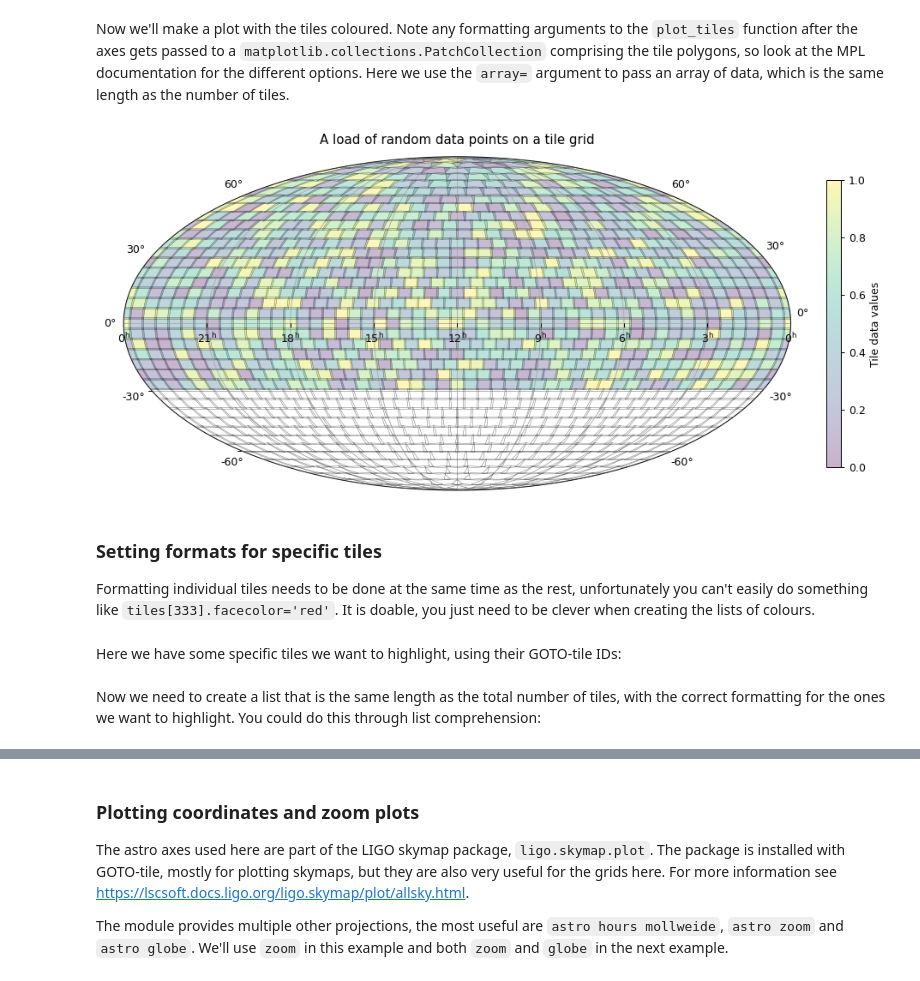
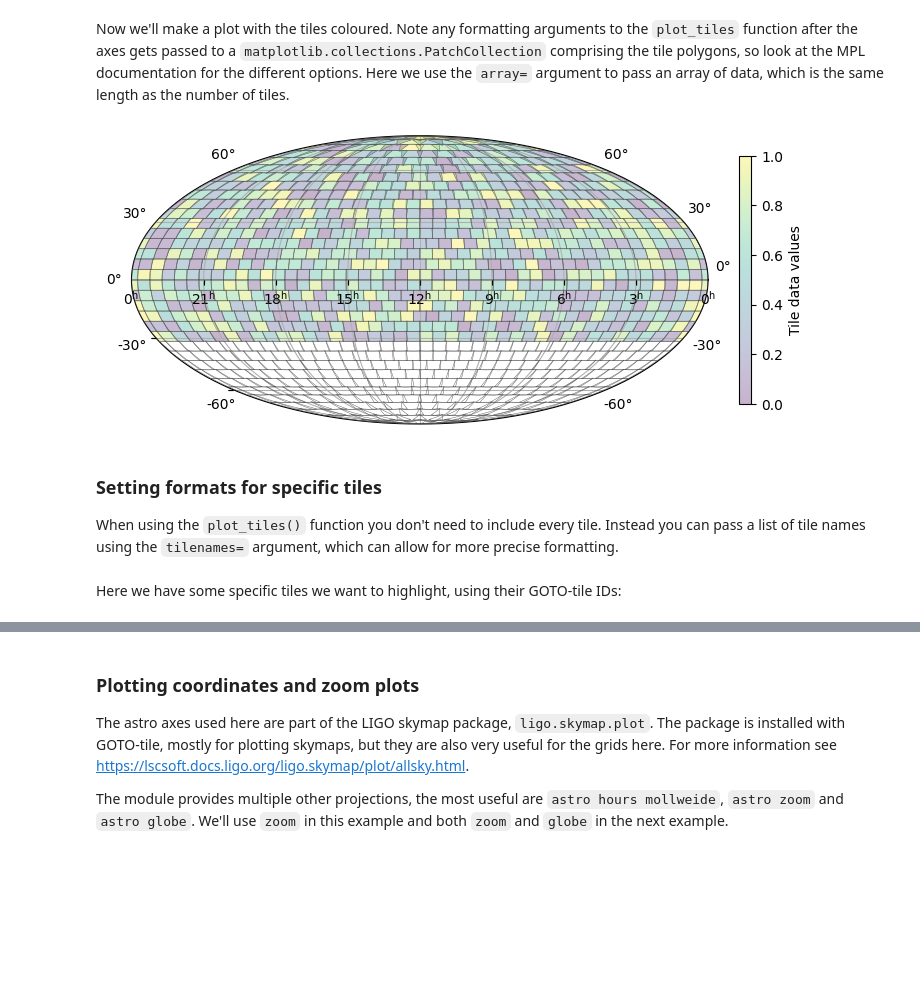
Before and after one commit to GOTO-OBS/goto-tile, a Jupyter notebook: docs/plot.ipynb, the cells around one changed output, grey strips where cells are left out. Cells and saved outputs as stored; diff of their text form; code cells hidden in the pictures; blank space fills up the shorter version.

```diff
--- a/docs/plot.ipynb
+++ b/docs/plot.ipynb
@@ -7,6 +4,6 @@
 The `gototile.grid.SkyGrid` class has a `plot()` method, which is a simple way to output a plot and has many formatting options.
 # %%
 from gototile.grid import SkyGrid
-grid = SkyGrid.from_name('GOTO-4')
-grid.plot(title='The GOTO-4 tile grid')
+grid = SkyGrid.from_name('GOTO')
+grid.plot(title='The GOTO tile grid')
 # %% [output]
@@ -18,21 +15,19 @@ Here's a basic example:
 # %%
 from matplotlib import pyplot as plt
 
-# Create a new grid
-grid = SkyGrid.from_name('GOTO-8p')
-
 # Create a blank figure
-fig = plt.figure(figsize=(12, 8), dpi=90)
+fig = plt.figure(figsize=(8, 6))
 
 # Create the axes, using the astro Mollweide projection
 # (see later for more projection options)
-axes = plt.axes(projection='astro hours mollweide')
+axes = fig.add_subplot(projection='astro hours mollweide')
 
-# Display the RA/Dec grid lines
+# Add the tiles to the axes, using the default formatting
+grid.plot_tiles(axes)
+
+# Display the RA/Dec grid lines and add a title
 axes.grid()
-
-# Add the tiles to the axes
-grid.plot_tiles(axes)
+axes.set_title('The GOTO tile grid')
 
 # Show the figure
 plt.show()
@@ -50,44 +45,39 @@ A common case is that you have some data relating to each grid tile, for instanc
 # %% [markdown]
 First we'll produce some random data:
 # %%
-from numpy import random
+import numpy as np
 
 # Create some random data
-data = random.random(grid.ntiles)
+data = np.random.random(grid.ntiles)
 
-# Set the values all tiles below 30deg dec to None
+# Set the values all tiles below 30 deg dec to None
 data[grid.coords.dec.deg < -30] = None
 # %% [markdown]
 Now we'll make a plot with the tiles coloured. Note any formatting arguments to the `plot_tiles` function after the axes gets passed to a `matplotlib.collections.PatchCollection` comprising the tile polygons, so look at the MPL documentation for the different options. Here we use the `array=` argument to pass an array of data, which is the same length as the number of tiles.
 # %%
-# Create the figure and axes
-fig = plt.figure(figsize=(12, 8), dpi=90)
-axes = plt.axes(projection='astro hours mollweide')
+fig = plt.figure(figsize=(8, 6))
+axes = fig.add_subplot(projection='astro hours mollweide')
 axes.grid()
 
 # Plot the tiles, using the `array` argument to apply to the tile fill colours
 # Note we make the tiles slightly transparent to show the overlap
 tiles = grid.plot_tiles(axes, array=data, ec='none', alpha=0.3, zorder=1)
 
-# Plot the tile edges on top as solid lines
+# Plot the tile edges on top as solid lines on top
 grid.plot_tiles(axes, fc='none', ec='0.3', lw=0.3, zorder=1.5)
 
 # Add a colourbar
-# (note you have to pass it the tiles, and the limits are set on the tiles not the bar)
+# (note you have to pass it the tile collection, and the limits are set on the tiles not the bar)
 cbar = fig.colorbar(tiles, ax=axes, fraction=0.02, pad=0.05, label='Tile data values')
 tiles.set_clim(0, 1)
 
-# Add a title, shifted up slightly to look better
-axes.set_title('A load of random data points on a tile grid', y=1.02)
-
-# Show the figure
 plt.show()
 # %% [output]
-[figure, old version]
+[figure, new version]
-# %% [markdown]
-### Setting formats for specific tiles
-
-Formatting individual tiles needs to be done at the same time as the rest, unfortunately you can't easily do something like `tiles[333].facecolor='red'`. It is doable, you just need to be clever when creating the lists of colours.
+# %% [markdown]
+### Setting formats for specific tiles
+
+When using the `plot_tiles()` function you don't need to include every tile. Instead you can pass a list of tile names using the `tilenames=` argument, which can allow for more precise formatting.
 # %% [markdown]
 Here we have some specific tiles we want to highlight, using their GOTO-tile IDs:
 # %%
@@ -96,2 +85,0 @@ blue_tiles = ['T0124', 'T0987', 'T1111']
-# %% [markdown]
-Now we need to create a list that is the same length as the total number of tiles, with the correct formatting for the ones we want to highlight. You could do this through list comprehension:
```
Also changed, not shown: parts of 36 cells of this notebook, 2 other files.
